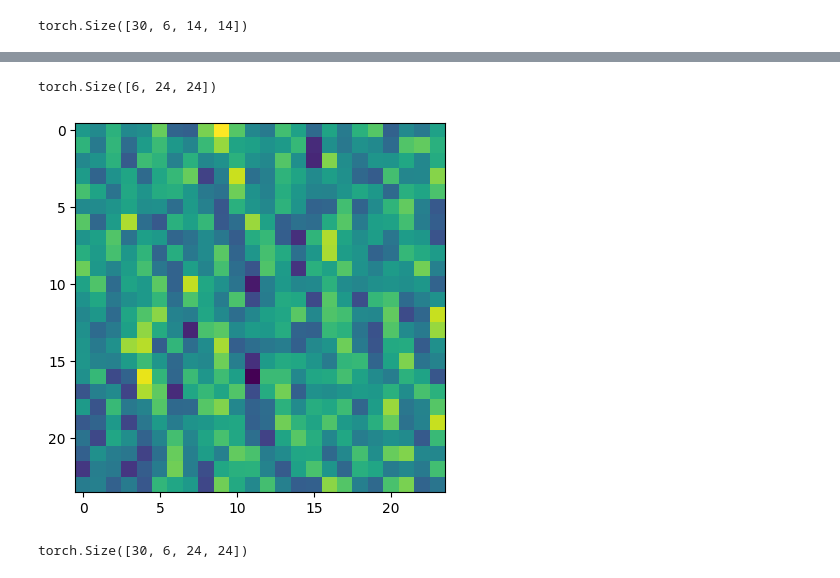
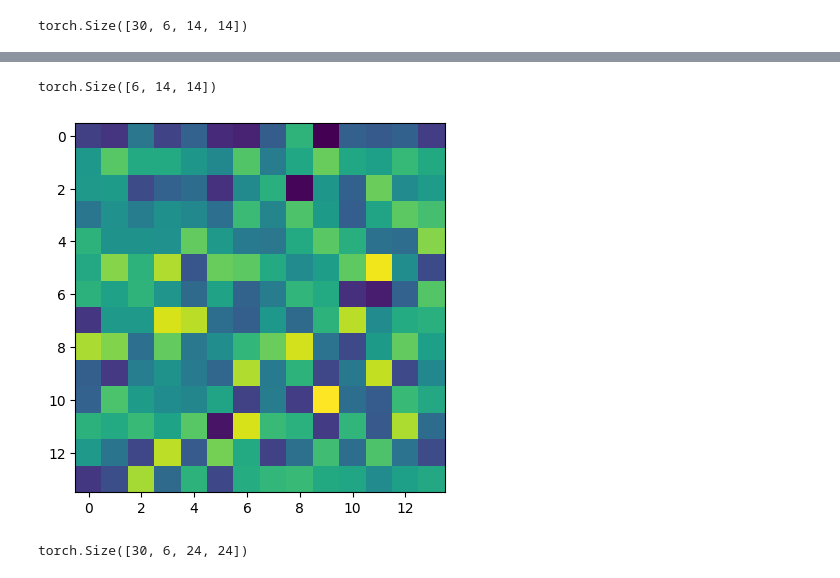
Before and after one commit to antahiap/Intro_to_Python_DSR, a Jupyter notebook: PyTorch_Conv2D_on_class.ipynb, the cells around one changed output, grey strips where cells are left out. Cells and saved outputs as stored; diff of their text form; code cells hidden in the pictures.

```diff
--- a/PyTorch_Conv2D_on_class.ipynb
+++ b/PyTorch_Conv2D_on_class.ipynb
@@ -71,12 +76,12 @@ torch.Size([6, 14, 14])
 # %%
 #@title  {run: 'auto'}
 
-slider_value = 20  #@param {type: "slider", min: 0, max: 29}
+slider_value = 11  #@param {type: "slider", min: 0, max: 29}
 plt.imshow(output_feature[slider_value,1,:,:].squeeze().detach().numpy());
 print(output_feature[slider_value,:,:,:].shape)
 # %% [output]
-torch.Size([6, 24, 24])
+torch.Size([6, 14, 14])
-[figure, old version]
+[figure, new version]
 # %%
 import torch
 # Create 30 random images of shape (1, 28, 28)
```
Also changed, not shown: parts of 9 cells of this notebook.
